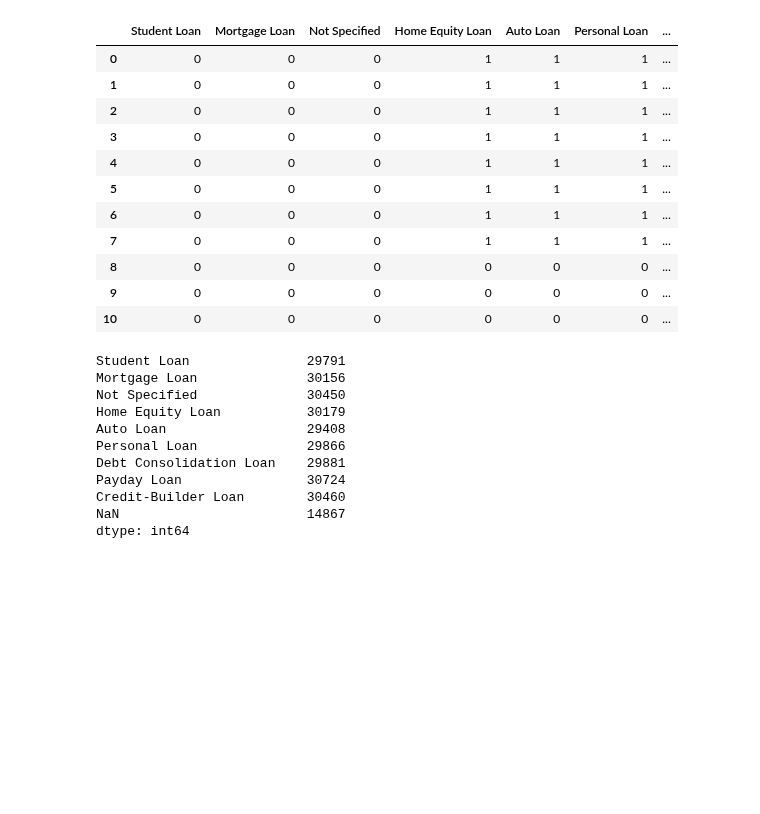
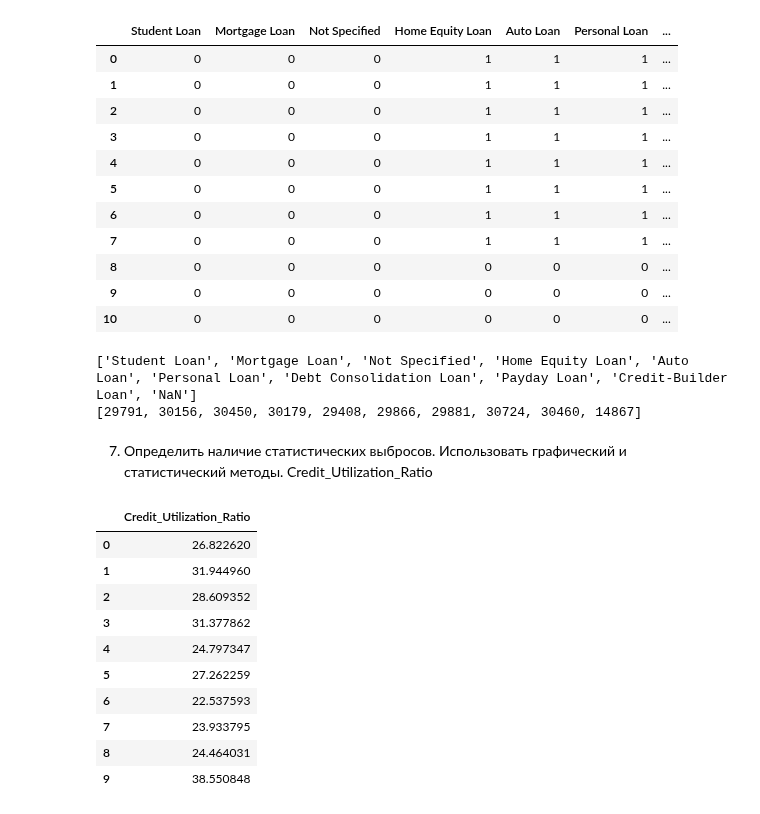
Before and after one commit to Ghukii/TMP-4sem-, a Jupyter notebook: Задание_6/Задание_6_13.ipynb, the cells around one changed output. Saved outputs shown, nothing was run; the diff lists cells and outputs as text; code cells hidden in the pictures; blank space fills up the shorter version.

```diff
--- a/Задание_6/Задание_6_13.ipynb
+++ b/Задание_6/Задание_6_13.ipynb
@@ -630,16 +630,26 @@ encoded.head(11)
 | 9 | 0 | 0 | 0 | 0 | 0 | 0 | ... |
 | 10 | 0 | 0 | 0 | 0 | 0 | 0 | ... |
 # %%
-encoded.sum()
+ToL_categories = encoded.columns.tolist()
+ToL_sums = encoded.sum().tolist()
+print(ToL_categories)
+print(ToL_sums)
 # %% [output]
-Student Loan               29791
-Mortgage Loan              30156
-Not Specified              30450
-Home Equity Loan           30179
-Auto Loan                  29408
-Personal Loan              29866
-Debt Consolidation Loan    29881
-Payday Loan                30724
-Credit-Builder Loan        30460
-NaN                        14867
-dtype: int64
+['Student Loan', 'Mortgage Loan', 'Not Specified', 'Home Equity Loan', 'Auto Loan', 'Personal Loan', 'Debt Consolidation Loan', 'Payday Loan', 'Credit-Builder Loan', 'NaN']
+[29791, 30156, 30450, 30179, 29408, 29866, 29881, 30724, 30460, 14867]
+# %% [markdown]
+7. Определить наличие статистических выбросов. Использовать графический и статистический методы. Credit_Utilization_Ratio
+# %%
+df[['Credit_Utilization_Ratio']].head(10)
+# %% [output]
+|  | Credit_Utilization_Ratio |
+| 0 | 26.822620 |
+| 1 | 31.944960 |
+| 2 | 28.609352 |
+| 3 | 31.377862 |
+| 4 | 24.797347 |
+| 5 | 27.262259 |
+| 6 | 22.537593 |
+| 7 | 23.933795 |
+| 8 | 24.464031 |
+| 9 | 38.550848 |
```
Also changed, not shown: parts of 3 cells of this notebook.
